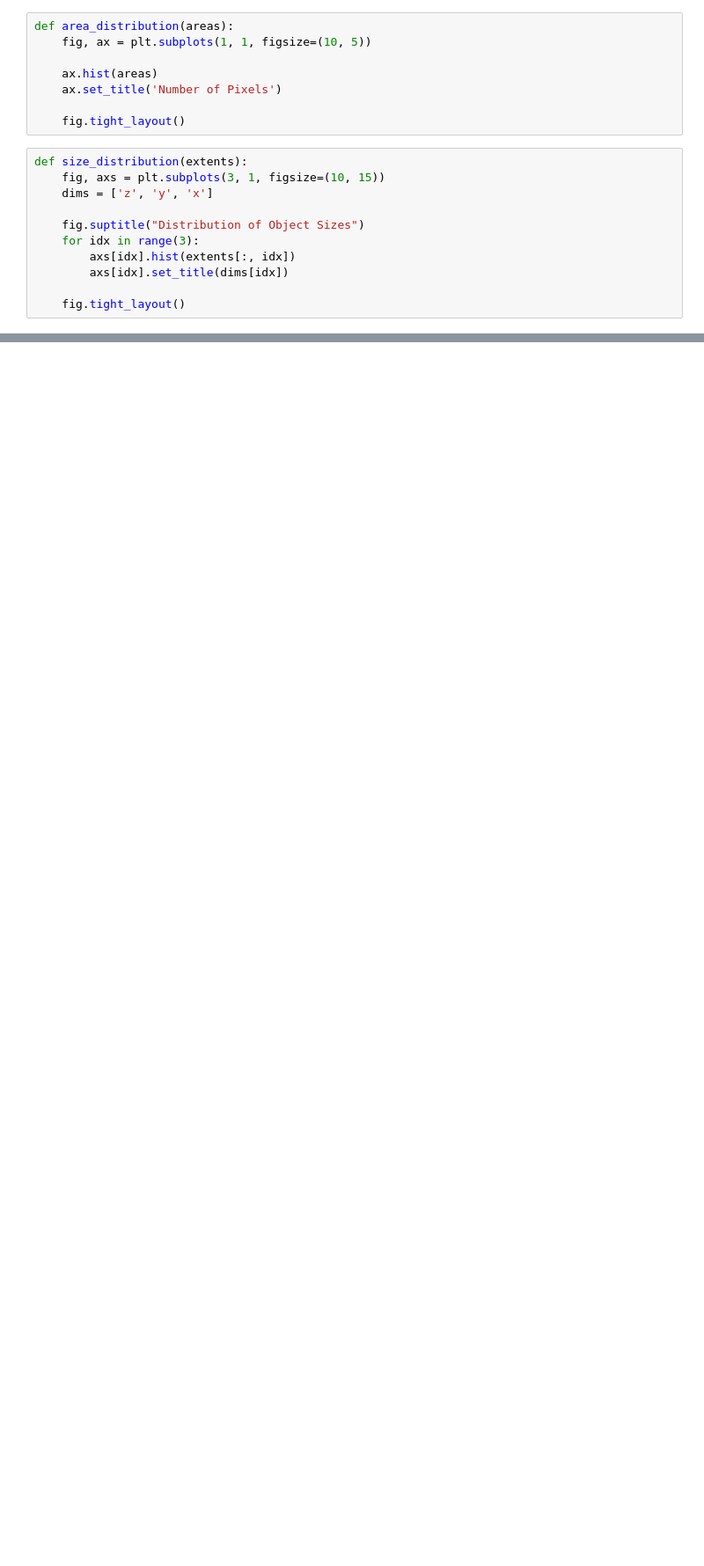
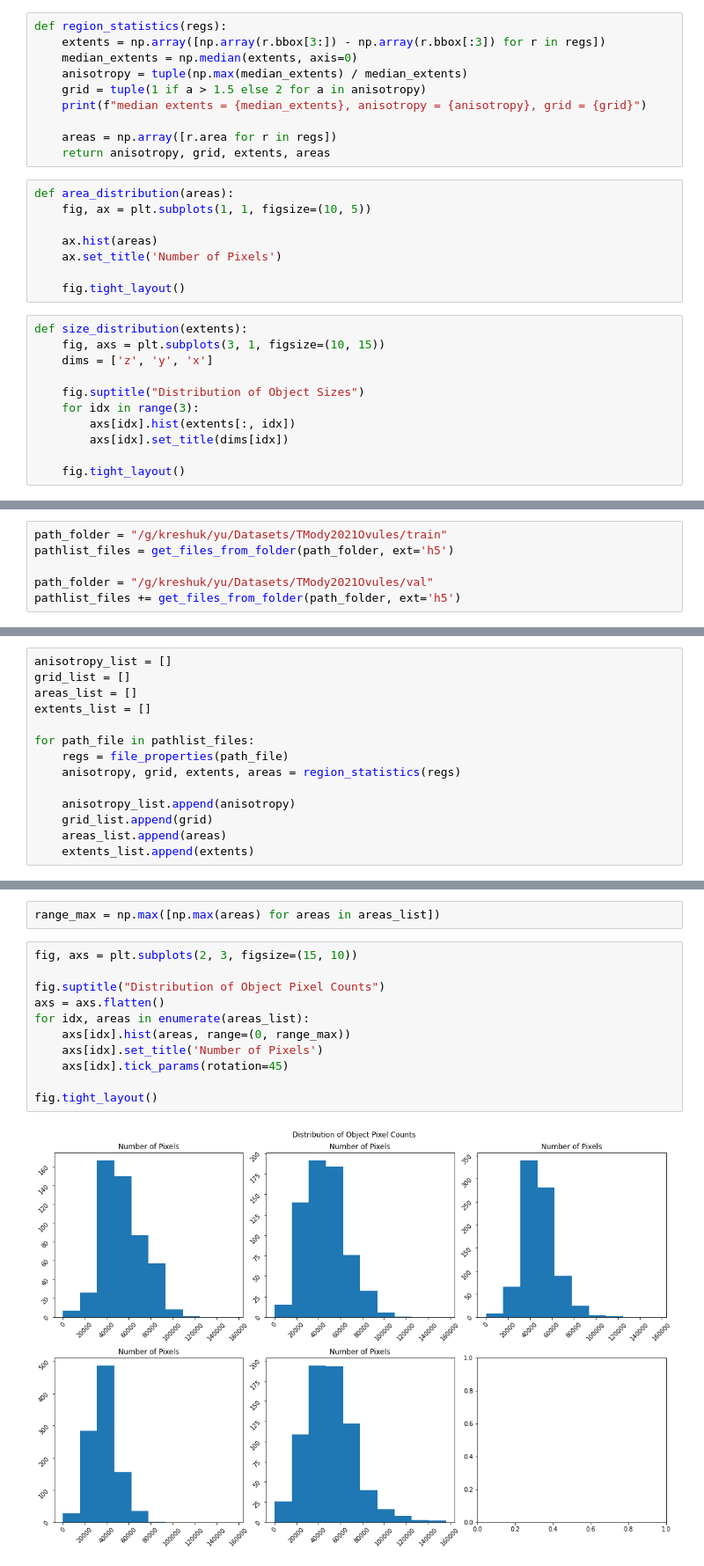
Before and after one commit to qin-yu/run-stardist, a Jupyter notebook: Dataset.ipynb, the cells around one changed output, grey strips where cells are left out. Shown at 88% size. Drawn from its saved outputs; the diff is of its cells as text; blank space fills up the shorter version.

Commit message:
Update notebook for comparing new/old datasets

```diff
--- a/Dataset.ipynb
+++ b/Dataset.ipynb
@@ -53,3 +37,13 @@ anisotropy, grid, np.max(median_extents)
+# %%
+def region_statistics(regs):
+    extents = np.array([np.array(r.bbox[3:]) - np.array(r.bbox[:3]) for r in regs])
+    median_extents = np.median(extents, axis=0)
+    anisotropy = tuple(np.max(median_extents) / median_extents)
+    grid = tuple(1 if a > 1.5 else 2 for a in anisotropy)
+    print(f"median extents = {median_extents}, anisotropy = {anisotropy}, grid = {grid}")
+
+    areas = np.array([r.area for r in regs])
+    return anisotropy, grid, extents, areas
 # %%
 def area_distribution(areas):
     fig, ax = plt.subplots(1, 1, figsize=(10, 5))
@@ -71,0 +68,6 @@ def size_distribution(extents):
+# %%
+path_folder = "/g/kreshuk/yu/Datasets/TMody2021Ovules/train"
+pathlist_files = get_files_from_folder(path_folder, ext='h5')
+
+path_folder = "/g/kreshuk/yu/Datasets/TMody2021Ovules/val"
+pathlist_files += get_files_from_folder(path_folder, ext='h5')
@@ -71,0 +80,14 @@ def size_distribution(extents):
+# %%
+anisotropy_list = []
+grid_list = []
+areas_list = []
+extents_list = []
+
+for path_file in pathlist_files:
+    regs = file_properties(path_file)
+    anisotropy, grid, extents, areas = region_statistics(regs)
+
+    anisotropy_list.append(anisotropy)
+    grid_list.append(grid)
+    areas_list.append(areas)
+    extents_list.append(extents)
@@ -71,0 +105,15 @@ def size_distribution(extents):
+# %%
+range_max = np.max([np.max(areas) for areas in areas_list])
+# %%
+fig, axs = plt.subplots(2, 3, figsize=(15, 10))
+
+fig.suptitle("Distribution of Object Pixel Counts")
+axs = axs.flatten()
+for idx, areas in enumerate(areas_list):
+    axs[idx].hist(areas, range=(0, range_max))
+    axs[idx].set_title('Number of Pixels')
+    axs[idx].tick_params(rotation=45)
+
+fig.tight_layout()
+# %% [output]
+[figure, added]
```
Also changed, not shown: parts of 20 cells of this notebook.
